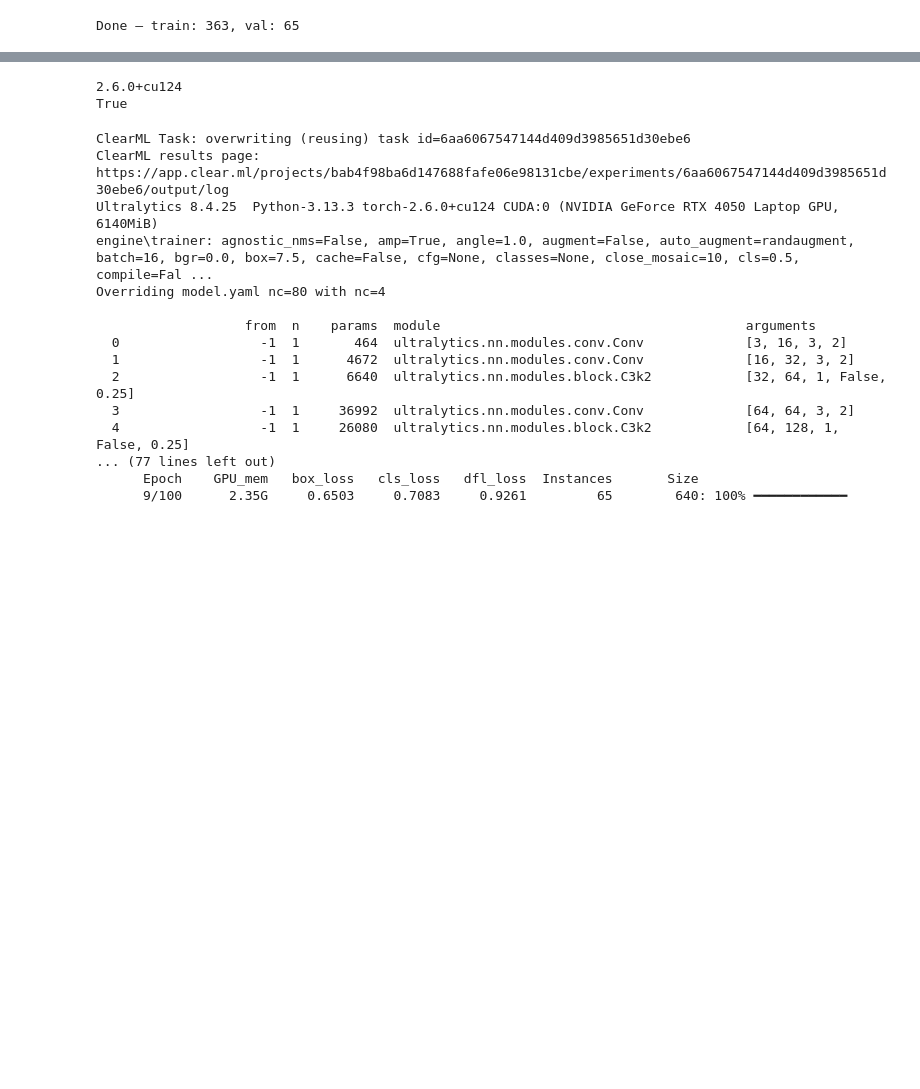
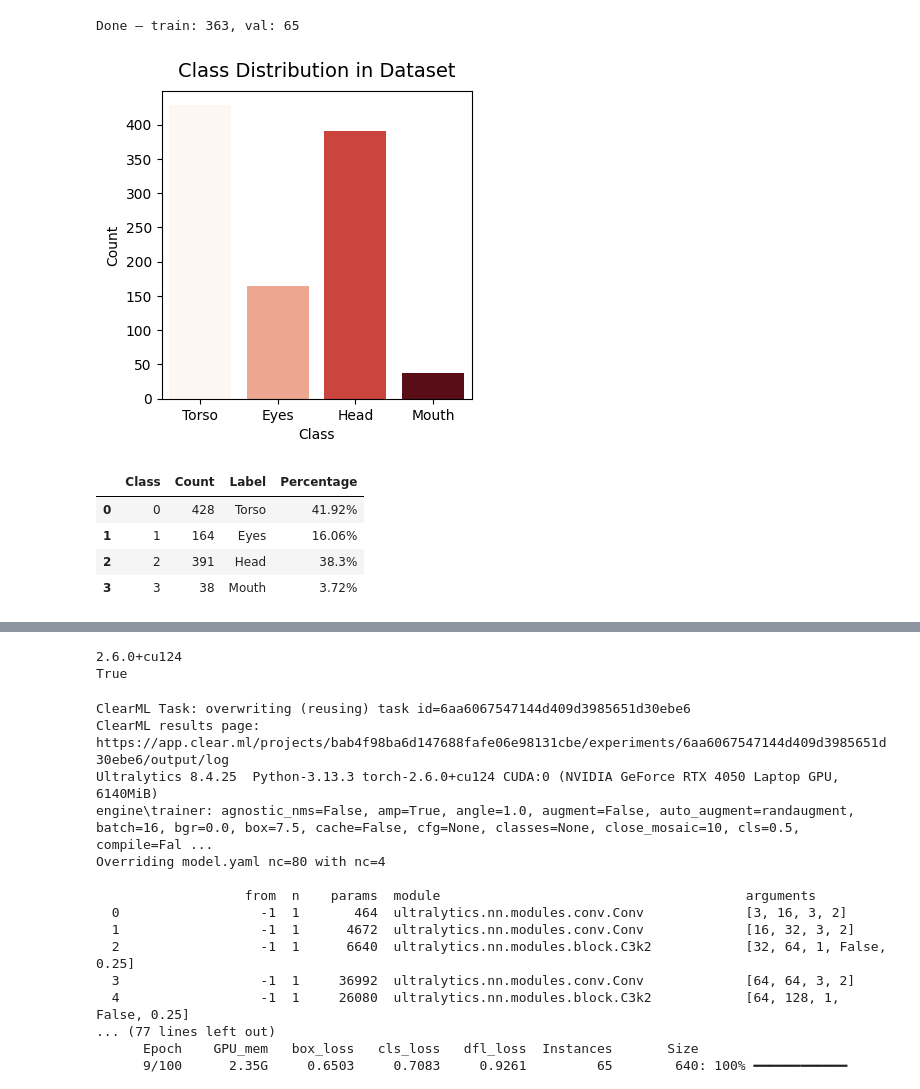
Before and after one commit to JlordS32/FatigueSense, a Jupyter notebook: YOLOv11_train.ipynb, the cells around one changed output, grey strips where cells are left out. Saved outputs shown, nothing was run; the diff lists cells and outputs as text; code cells hidden in the pictures; blank space fills up the shorter version.

```diff
--- a/YOLOv11_train.ipynb
+++ b/YOLOv11_train.ipynb
@@ -1,27 +1,79 @@
 # %%
-import os, shutil, random
+import os
+import random
+import shutil
+import matplotlib.pyplot as plt
+import pandas as pd
+import seaborn as sns
 
 def split_dataset(images_src, labels_src, output_dir="data", train_ratio=0.85, seed=42):
+    '''Splits dataset into train and validation sets, copying images and labels to the appropriate directories.'''
+
     images = [f for f in os.listdir(images_src) if f.endswith(".png")]
     random.seed(seed)
     random.shuffle(images)
 
     for split in ["train", "val"]:
         os.makedirs(os.path.join(output_dir, "images", split), exist_ok=True)
         os.makedirs(os.path.join(output_dir, "labels", split), exist_ok=True)
 
     split_idx = int(len(images) * train_ratio)
     for i, img in enumerate(images):
         label = img.replace(".png", ".txt")
         dest = "train" if i < split_idx else "val"
 
-        shutil.copy(os.path.join(images_src, img), os.path.join(output_dir, "images", dest, img))
+        shutil.copy(
+            os.path.join(images_src, img), os.path.join(output_dir, "images", dest, img)
+        )
         label_path = os.path.join(labels_src, label)
         if os.path.exists(label_path):
             shutil.copy(label_path, os.path.join(output_dir, "labels", dest, label))
 
     print(f"Done — train: {split_idx}, val: {len(images) - split_idx}")
 
+
+def plot_class_distribution(
+    labels_path, num_classes=4, class_names=None, palette="Reds"
+):
+    classes = range(num_classes)
+    class_counts = {c: 0 for c in classes}
+
+    for file in os.listdir(labels_path):
+        if file.endswith(".txt"):
+            with open(os.path.join(labels_path, file), "r") as f:
+                for line in f:
+                    parts = line.strip().split()
+                    if parts:
+                        cls = int(parts[0])
+                        if cls in class_counts:
+                            class_counts[cls] += 1
+
+    tick_labels = class_names if class_names else list(classes)
+    df = pd.DataFrame(list(class_counts.items()), columns=["Class", "Count"])
+
+    plt.figure(figsize=(4, 4))
+    sns.barplot(
+        x="Class", y="Count", data=df, hue="Class", palette=palette, legend=False
+    )
+    plt.title("Class Distribution in Dataset", fontsize=14, pad=10)
+    plt.xlabel("Class")
+    plt.ylabel("Count")
+    plt.xticks(list(classes), tick_labels)
+    plt.show()
+    return df
+
 split_dataset("dataset_1/images", "dataset_1/labels")
+df = plot_class_distribution("dataset_1/labels", num_classes=4, class_names=["Torso", "Eyes", "Head", "Mouth"])
+
+# More details
+df["Label"] = df["Class"].map({0: "Torso", 1: "Eyes", 2: "Head", 3: "Mouth"})
+df["Percentage"] = (df["Count"] / df["Count"].sum() * 100).round(2).astype(str) + "%"
+df
 # %% [output]
 Done — train: 363, val: 65
+[figure, added]
+|  | Class | Count | Label | Percentage |
+| 0 | 0 | 428 | Torso | 41.92% |
+| 1 | 1 | 164 | Eyes | 16.06% |
+| 2 | 2 | 391 | Head | 38.3% |
+| 3 | 3 | 38 | Mouth | 3.72% |
```
Also changed, not shown: parts of 1 cell of this notebook.
